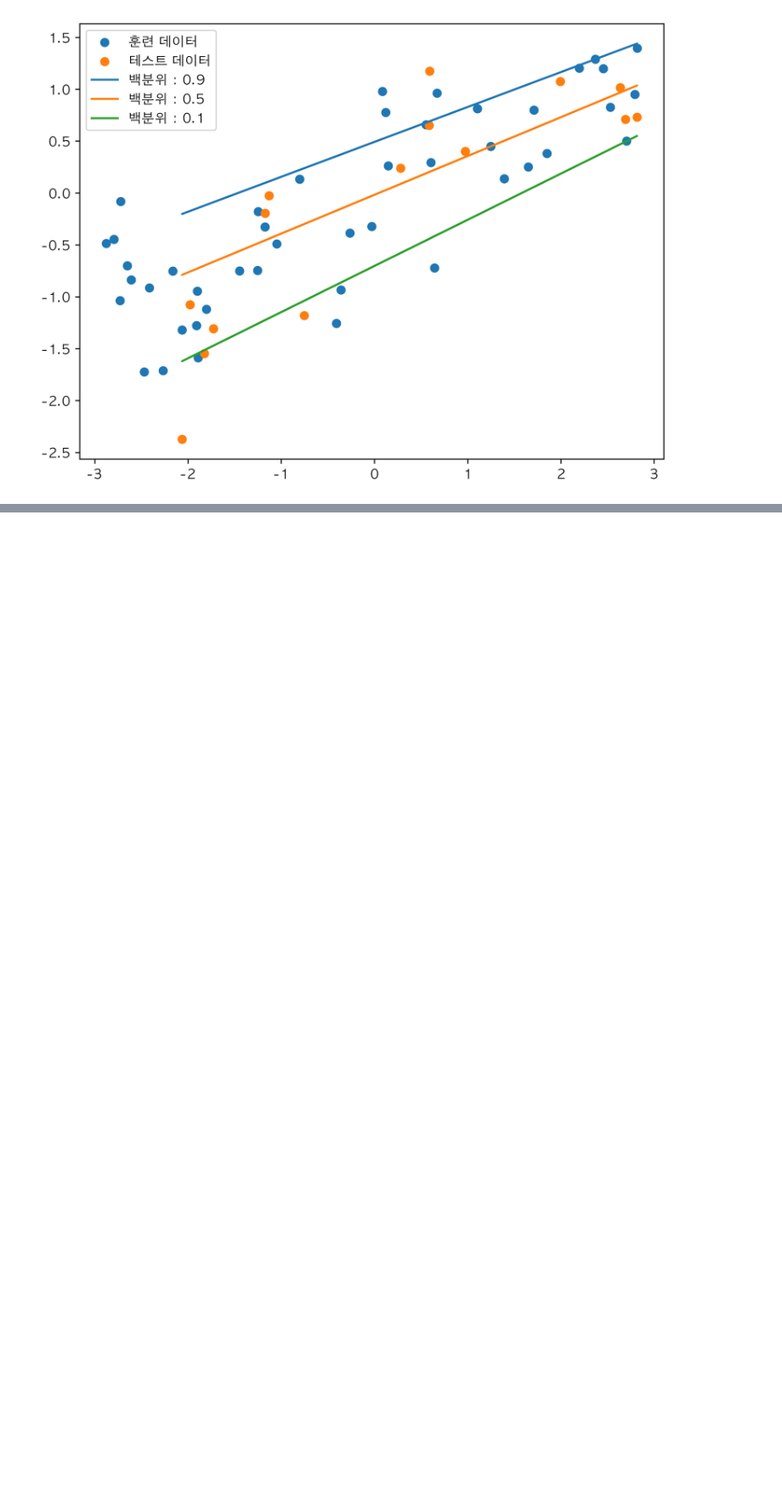
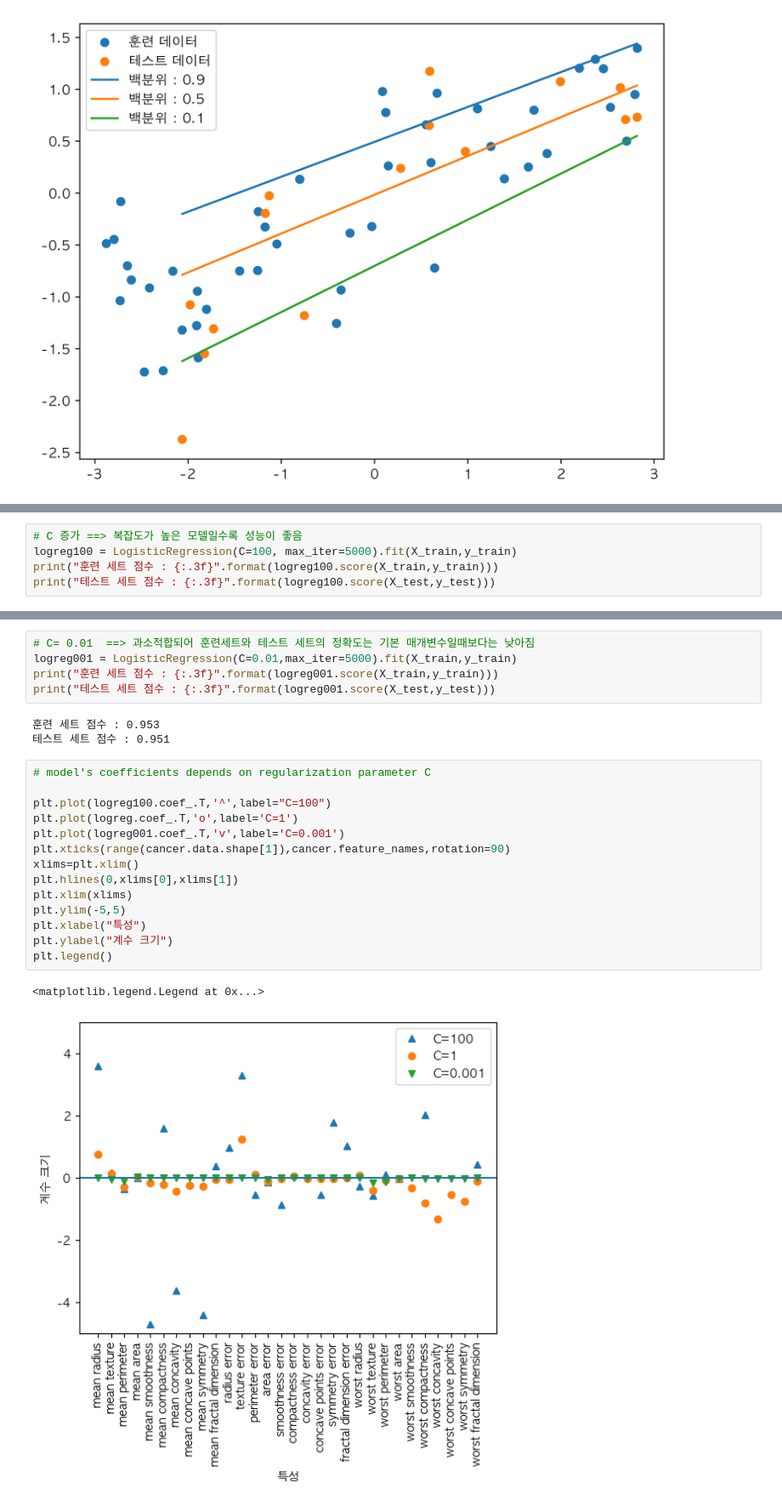
Before and after one commit to extraordinarySumiLee/Machine-Learning-practice, a Jupyter notebook: 20251014.ipynb, the cells around one changed output, grey strips where cells are left out. Shown at 85% size. Cells and saved outputs as stored; diff of their text form; blank space fills up the shorter version.

```diff
--- a/20251014.ipynb
+++ b/20251014.ipynb
@@ -481,0 +537,5 @@ plt.show()
+# %%
+# C 증가 ==> 복잡도가 높은 모델일수록 성능이 좋음
+logreg100 = LogisticRegression(C=100, max_iter=5000).fit(X_train,y_train)
+print("훈련 세트 점수 : {:.3f}".format(logreg100.score(X_train,y_train)))
+print("테스트 세트 점수 : {:.3f}".format(logreg100.score(X_test,y_test)))
@@ -481,0 +552,25 @@ plt.show()
+# %%
+# C= 0.01  ==> 과소적합되어 훈련세트와 테스트 세트의 정확도는 기본 매개변수일때보다는 낮아짐
+logreg001 = LogisticRegression(C=0.01,max_iter=5000).fit(X_train,y_train)
+print("훈련 세트 점수 : {:.3f}".format(logreg001.score(X_train,y_train)))
+print("테스트 세트 점수 : {:.3f}".format(logreg001.score(X_test,y_test)))
+# %% [output]
+훈련 세트 점수 : 0.953
+테스트 세트 점수 : 0.951
+# %%
+# model's coefficients depends on regularization parameter C
+
+plt.plot(logreg100.coef_.T,'^',label="C=100")
+plt.plot(logreg.coef_.T,'o',label='C=1')
+plt.plot(logreg001.coef_.T,'v',label='C=0.001')
+plt.xticks(range(cancer.data.shape[1]),cancer.feature_names,rotation=90)
+xlims=plt.xlim()
+plt.hlines(0,xlims[0],xlims[1])
+plt.xlim(xlims)
+plt.ylim(-5,5)
+plt.xlabel("특성")
+plt.ylabel("계수 크기")
+plt.legend()
+# %% [output]
+<matplotlib.legend.Legend at 0x...>
+[figure, added]
```
Also changed, not shown: parts of 9 cells of this notebook, 2 other files.
